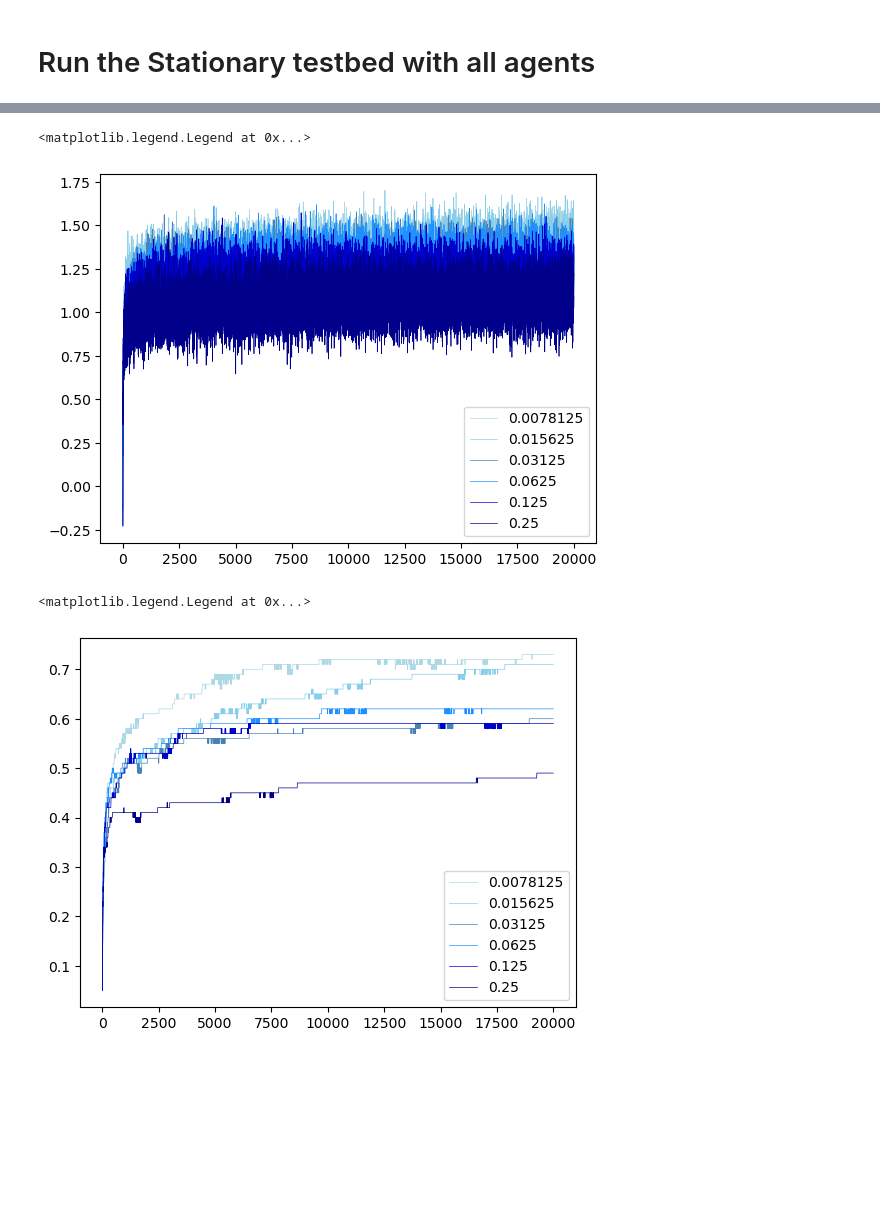
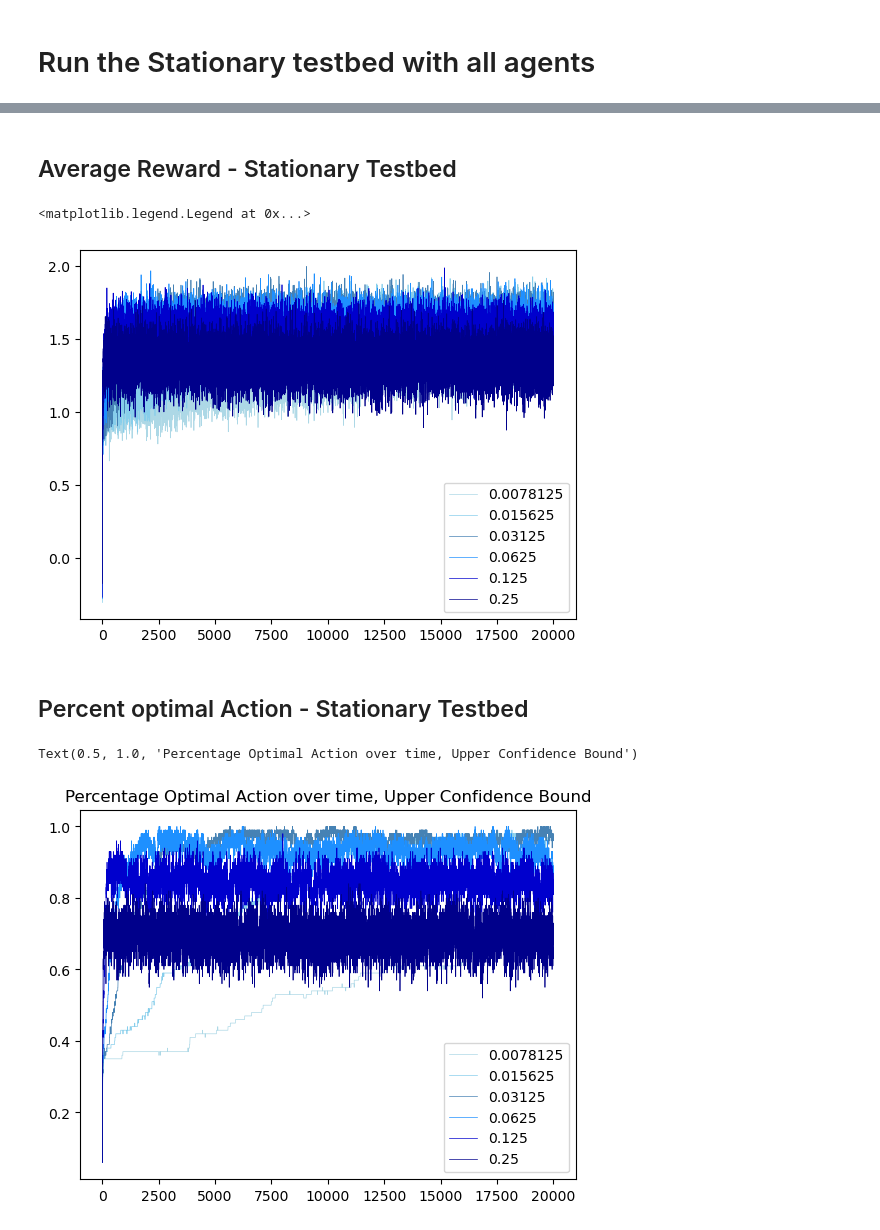
Before and after one commit to shantanu/reinforcement-learning-book, a Jupyter notebook: ch2/parameter-study.ipynb, the cells around one changed output, grey strips where cells are left out. Saved outputs shown, nothing was run; the diff lists cells and outputs as text; code cells hidden in the pictures; blank space fills up the shorter version.

Commit message:
showed results for both stationary and non-stationary

```diff
--- a/ch2/parameter-study.ipynb
+++ b/ch2/parameter-study.ipynb
@@ -330,3 +330,5 @@ plt.legend()
+# %% [markdown]
+## Average Reward - Stationary Testbed
 # %%
 # Plot average reward for each epsilon
 
@@ -337,27 +339,30 @@ colors = ['#ADD8E6',  # Light Blue
           '#0000CD',  # Medium Blue
           '#00008B']  # Dark Blue
 
-for agent, color in zip(agents_by_algo["Gradient"], colors):
-    plt.plot(agent.get_average_rewards(), label=agent._a, color=color, linewidth=0.5)
+for agent, color in zip(agents_by_algo["Upper Confidence Bound"], colors):
+    plt.plot(agent.get_average_rewards(), label=agent._c, color=color, linewidth=0.5)
 
 plt.legend()
 # %% [output]
 <matplotlib.legend.Legend at 0x...>
-[figure, old version]
+[figure, new version]
+# %% [markdown]
+## Percent optimal Action - Stationary Testbed
 # %%
 # Plot percent optimal action for each agent
 
 colors = ['#ADD8E6',  # Light Blue
           '#87CEEB',  # Sky Blue
           '#4682B4',  # Steel Blue
           '#1E90FF',  # Dodger Blue
           '#0000CD',  # Medium Blue
           '#00008B']  # Dark Blue
 
-for agent, color in zip(agents_by_algo["Gradient"], colors):
-    plt.plot(agent.get_percent_optimal_actions(), label=agent._a, color=color, linewidth=0.5)
+for agent, color in zip(agents_by_algo["Upper Confidence Bound"], colors):
+    plt.plot(agent.get_percent_optimal_actions(), label=agent._c, color=color, linewidth=0.5)
 
 plt.legend()
+plt.title("Percentage Optimal Action over time, Upper Confidence Bound")
 # %% [output]
-<matplotlib.legend.Legend at 0x...>
+Text(0.5, 1.0, 'Percentage Optimal Action over time, Upper Confidence Bound')
-[figure, old version]
+[figure, new version]
```
Also changed, not shown: parts of 11 cells of this notebook.
